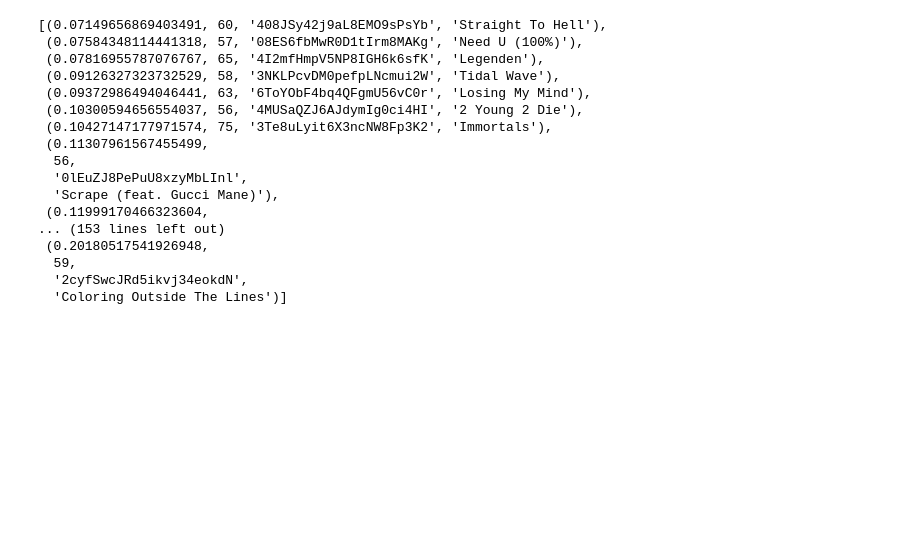
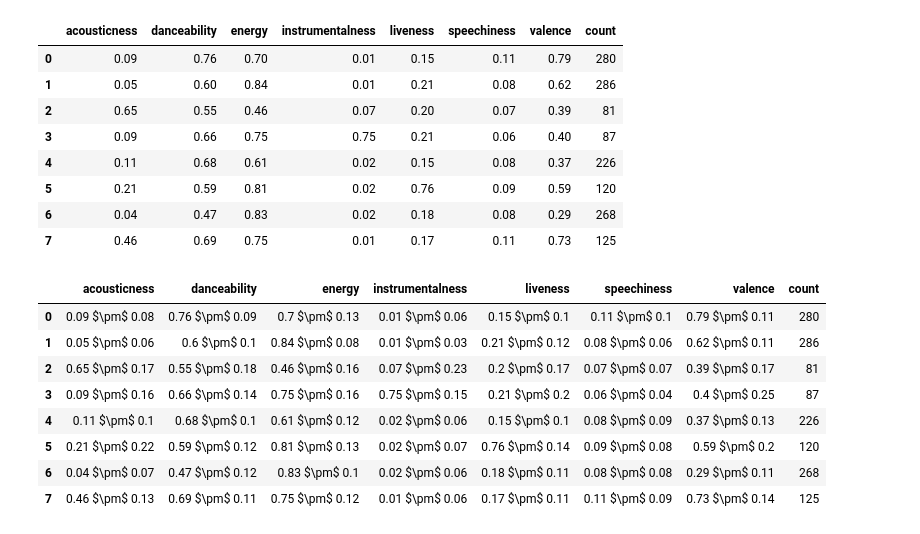
Before and after one commit to GodinhoAriel/MusicRecommendationForGroups, a Jupyter notebook: src/JupyterTestCode/MusicClustering.ipynb, the cells around one changed output. Saved outputs shown, nothing was run; the diff lists cells and outputs as text; code cells hidden in the pictures; blank space fills up the shorter version.

```diff
--- a/src/JupyterTestCode/MusicClustering.ipynb
+++ b/src/JupyterTestCode/MusicClustering.ipynb
@@ -292,20 +354,28 @@ Centroid 5 - count =  245
-# %%
-pp.pprint(distance_list[0:100])
-# %% [output]
-[(0.07149656869403491, 60, '408JSy42j9aL8EMO9sPsYb', 'Straight To Hell'),
- (0.07584348114441318, 57, '08ES6fbMwR0D1tIrm8MAKg', 'Need U (100%)'),
- (0.07816955787076767, 65, '4I2mfHmpV5NP8IGH6k6sfK', 'Legenden'),
- (0.09126327323732529, 58, '3NKLPcvDM0pefpLNcmui2W', 'Tidal Wave'),
- (0.09372986494046441, 63, '6ToYObF4bq4QFgmU56vC0r', 'Losing My Mind'),
- (0.10300594656554037, 56, '4MUSaQZJ6AJdymIg0ci4HI', '2 Young 2 Die'),
- (0.10427147177971574, 75, '3Te8uLyit6X3ncNW8Fp3K2', 'Immortals'),
- (0.11307961567455499,
-  56,
-  '0lEuZJ8PePuU8xzyMbLInl',
-  'Scrape (feat. Gucci Mane)'),
- (0.11999170466323604,
-... (153 lines left out)
- (0.20180517541926948,
-  59,
-  '2cyfSwcJRd5ikvj34eokdN',
-  'Coloring Outside The Lines')]
+# %%
+columns = ['acousticness', 'danceability', 'energy', 'instrumentalness', 'liveness', 'speechiness', 'valence']
+df = pd.DataFrame(centroids, columns=columns)
+df = df.round(decimals=2)
+df['count'] = [list(labels).count(i)for i in range(len(centroids))]
+display(df)
+df2 = pd.DataFrame([[str(round(c,2)) + ' $\pm$ ' + str(round(v,2)) for (c, v) in zip(cen, dev)] for (cen, dev) in zip(centroids, deviations)], columns=columns)
+df2['count'] = [list(labels).count(i)for i in range(len(centroids))]
+display(df2)
+# %% [output]
+|  | acousticness | danceability | energy | instrumentalness | liveness | speechiness | valence | count |
+| 0 | 0.09 | 0.76 | 0.70 | 0.01 | 0.15 | 0.11 | 0.79 | 280 |
+| 1 | 0.05 | 0.60 | 0.84 | 0.01 | 0.21 | 0.08 | 0.62 | 286 |
+| 2 | 0.65 | 0.55 | 0.46 | 0.07 | 0.20 | 0.07 | 0.39 | 81 |
+| 3 | 0.09 | 0.66 | 0.75 | 0.75 | 0.21 | 0.06 | 0.40 | 87 |
+| 4 | 0.11 | 0.68 | 0.61 | 0.02 | 0.15 | 0.08 | 0.37 | 226 |
+| 5 | 0.21 | 0.59 | 0.81 | 0.02 | 0.76 | 0.09 | 0.59 | 120 |
+| 6 | 0.04 | 0.47 | 0.83 | 0.02 | 0.18 | 0.08 | 0.29 | 268 |
+| 7 | 0.46 | 0.69 | 0.75 | 0.01 | 0.17 | 0.11 | 0.73 | 125 |
+|  | acousticness | danceability | energy | instrumentalness | liveness | speechiness | valence | count |
+| 0 | 0.09 $\pm$ 0.08 | 0.76 $\pm$ 0.09 | 0.7 $\pm$ 0.13 | 0.01 $\pm$ 0.06 | 0.15 $\pm$ 0.1 | 0.11 $\pm$ 0.1 | 0.79 $\pm$ 0.11 | 280 |
+| 1 | 0.05 $\pm$ 0.06 | 0.6 $\pm$ 0.1 | 0.84 $\pm$ 0.08 | 0.01 $\pm$ 0.03 | 0.21 $\pm$ 0.12 | 0.08 $\pm$ 0.06 | 0.62 $\pm$ 0.11 | 286 |
+| 2 | 0.65 $\pm$ 0.17 | 0.55 $\pm$ 0.18 | 0.46 $\pm$ 0.16 | 0.07 $\pm$ 0.23 | 0.2 $\pm$ 0.17 | 0.07 $\pm$ 0.07 | 0.39 $\pm$ 0.17 | 81 |
+| 3 | 0.09 $\pm$ 0.16 | 0.66 $\pm$ 0.14 | 0.75 $\pm$ 0.16 | 0.75 $\pm$ 0.15 | 0.21 $\pm$ 0.2 | 0.06 $\pm$ 0.04 | 0.4 $\pm$ 0.25 | 87 |
+| 4 | 0.11 $\pm$ 0.1 | 0.68 $\pm$ 0.1 | 0.61 $\pm$ 0.12 | 0.02 $\pm$ 0.06 | 0.15 $\pm$ 0.1 | 0.08 $\pm$ 0.09 | 0.37 $\pm$ 0.13 | 226 |
+| 5 | 0.21 $\pm$ 0.22 | 0.59 $\pm$ 0.12 | 0.81 $\pm$ 0.13 | 0.02 $\pm$ 0.07 | 0.76 $\pm$ 0.14 | 0.09 $\pm$ 0.08 | 0.59 $\pm$ 0.2 | 120 |
+| 6 | 0.04 $\pm$ 0.07 | 0.47 $\pm$ 0.12 | 0.83 $\pm$ 0.1 | 0.02 $\pm$ 0.06 | 0.18 $\pm$ 0.11 | 0.08 $\pm$ 0.08 | 0.29 $\pm$ 0.11 | 268 |
+| 7 | 0.46 $\pm$ 0.13 | 0.69 $\pm$ 0.11 | 0.75 $\pm$ 0.12 | 0.01 $\pm$ 0.06 | 0.17 $\pm$ 0.11 | 0.11 $\pm$ 0.09 | 0.73 $\pm$ 0.14 | 125 |
```
Also changed, not shown: parts of 24 cells of this notebook, 1 other file.
